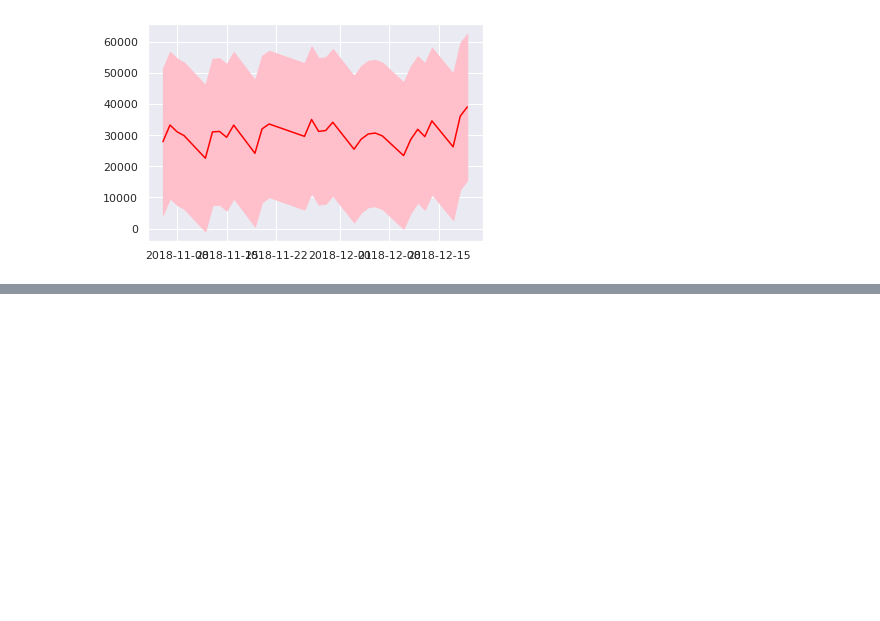
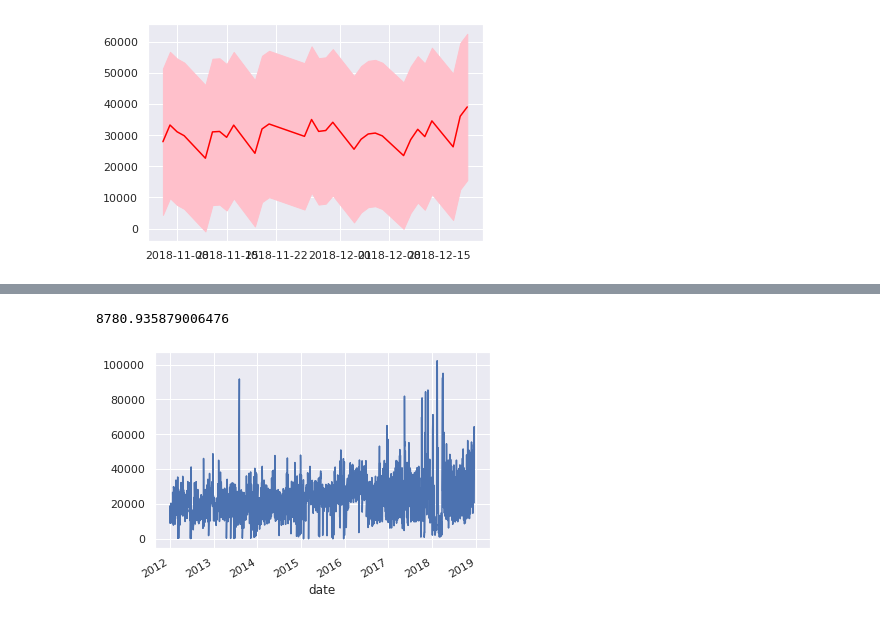
Before and after one commit to JonHaz/Capstone-2-LVMH-Sales-in-Iowa, a Jupyter notebook: LVMH_Capstone_Two_Modeling.ipynb, the cells around one changed output, grey strips where cells are left out. Cells and saved outputs as stored; diff of their text form; code cells hidden in the pictures; blank space fills up the shorter version.

```diff
--- a/LVMH_Capstone_Two_Modeling.ipynb
+++ b/LVMH_Capstone_Two_Modeling.ipynb
@@ -448,0 +537,20 @@ plt.show()
+# %%
+#verifying model performance
+# Fit model
+import numpy as np
+
+model = SARIMAX(y_train['sale_dollars'], order=(p,0,q))
+results = model.fit()
+
+# Calculate the mean absolute error from residuals
+mae = np.mean(np.abs(results.resid))
+
+# Print mean absolute error
+print(mae)
+
+# Make plot of time series for comparison
+y_train['sale_dollars'].plot()
+plt.show()
+# %% [output]
+8780.935879006476
+[figure, added]
```
Also changed, not shown: parts of 8 cells of this notebook.
